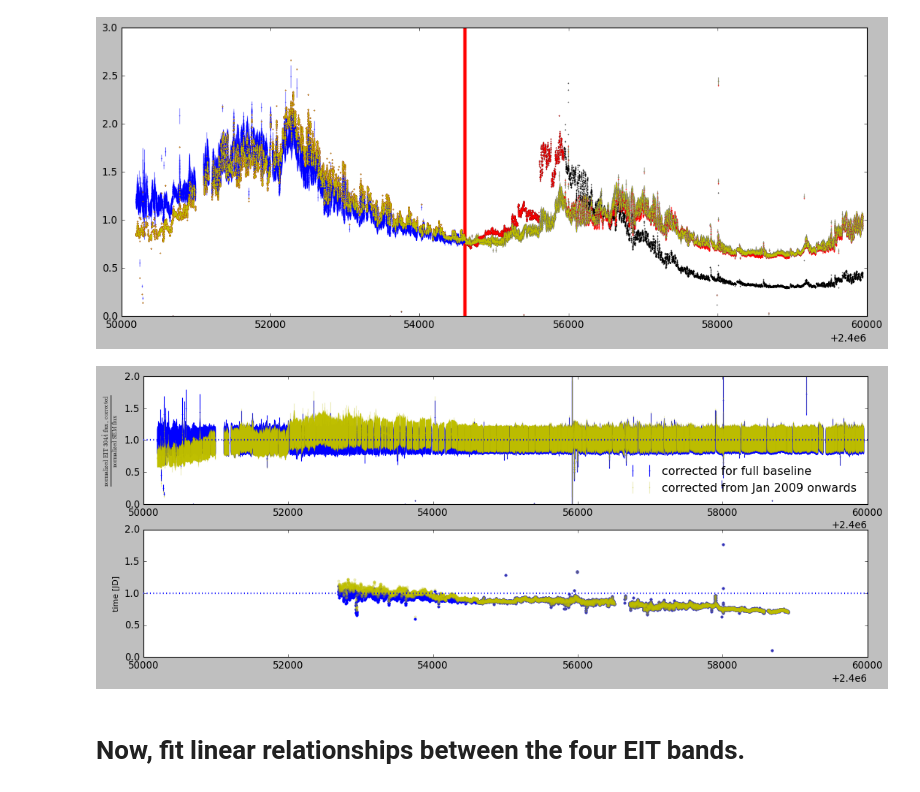
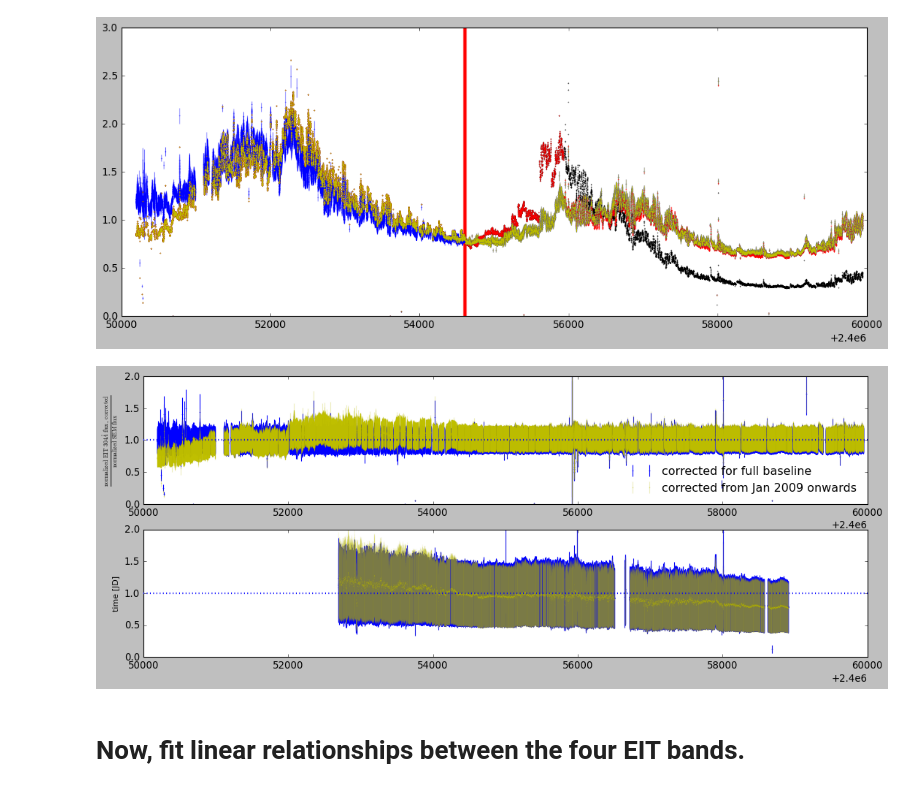
Before and after one commit to esandford/archivalSOHO, a Jupyter notebook: data/correctEITsystematics.ipynb, the cells around one changed output. Cells and saved outputs as stored; diff of their text form; code cells hidden in the pictures.

Commit message:
propagated SORCE uncertainties through to EIT 304 ratio plot in correctEITsystematics.ipynb

```diff
--- a/data/correctEITsystematics.ipynb
+++ b/data/correctEITsystematics.ipynb
@@ -246,7 +246,7 @@ uSEM = np.array(SEM['firstOrderFluxUnc[counts/s]'])
 
 tSORCE = np.array(SORCE['date[JD]'])
 fSORCE = np.array(SORCE['transmitted_flux_sumEITBands[arb.units]'])
-# haven't propagated the uncertainties here yet, but can later if useful
+uSORCE = np.array(SORCE['transmitted_flux_sumEITBands_unc[arb.units]'])
 
 tVIRGO = np.array(VIRGO['t_obs[JD]'])
 fVIRGO = np.array(VIRGO['flux[W/m^2]'])
@@ -586,38 +586,40 @@ plt.show()
 # %%
 # Plot ratio of corrected 304 to SEM and VIRGO.
 
 fig, axes = plt.subplots(2,1,figsize=(16,6))
 
 ratio_corrected_all, unc_ratio_corrected_all = normalizedFluxRatio(f1=f304_corrected_all, f2=fSEM_interp_304, u1=u304_corrected_all, u2=uSEM_interp_304)
 ratio_corrected_2009onwards, unc_ratio_corrected_2009onwards = normalizedFluxRatio(f1=f304_corrected_2009onwards, f2=fSEM_interp_304, u1=u304_corrected_2009onwards, u2=uSEM_interp_304)
 
 axes[0].errorbar(t304, ratio_corrected_all, unc_ratio_corrected_all, color='b',marker='.',markersize=2,linestyle='None',elinewidth=1,capsize=0,zorder=1,label='corrected for full baseline')
 axes[0].errorbar(t304, ratio_corrected_2009onwards, unc_ratio_corrected_2009onwards, color='y',marker='.',markersize=2,linestyle='None',elinewidth=1,capsize=0,zorder=2,alpha=0.25,label='corrected from Jan 2009 onwards')
 axes[0].set_ylim(0.,3)
 
 f304_corrected_all_interp_SORCE = np.interp(tSORCE, t304, f304_corrected_all)
+u304_corrected_all_interp_SORCE = np.interp(tSORCE, t304, u304_corrected_all)
 f304_corrected_2009onwards_interp_SORCE = np.interp(tSORCE, t304, f304_corrected_2009onwards)
+u304_corrected_2009onwards_interp_SORCE = np.interp(tSORCE, t304, u304_corrected_2009onwards)
 
 med_sorce = np.median(fSORCE[~np.isnan(fSORCE)])
 
-sorce_ratio_corrected_all = (f304_corrected_all_interp_SORCE/norm)/(fSORCE/med_sorce)
-sorce_ratio_corrected_2009onwards = (f304_corrected_2009onwards_interp_SORCE/norm)/(fSORCE/med_sorce)
+sorce_ratio_corrected_all, unc_sorce_ratio_corrected_all = normalizedFluxRatio(f2=fSORCE, f1=f304_corrected_all_interp_SORCE, u2=uSORCE, u1=u304_corrected_all_interp_SORCE)
+sorce_ratio_corrected_2009onwards, unc_sorce_ratio_corrected_2009onwards = normalizedFluxRatio(f2=fSORCE, f1=f304_corrected_2009onwards_interp_SORCE, u2=uSORCE, u1=u304_corrected_2009onwards_interp_SORCE)
 
-axes[1].plot(tSORCE, sorce_ratio_corrected_all, 'b.',zorder=1)
-axes[1].plot(tSORCE, sorce_ratio_corrected_2009onwards, 'y.',alpha=0.25,zorder=2)
+axes[1].errorbar(tSORCE, sorce_ratio_corrected_all, unc_sorce_ratio_corrected_all, color='b',marker='.',markersize=2,linestyle='None',elinewidth=1,capsize=0,zorder=1,)
+axes[1].errorbar(tSORCE, sorce_ratio_corrected_2009onwards, unc_sorce_ratio_corrected_2009onwards, color='y',marker='.',markersize=2,linestyle='None',elinewidth=1,capsize=0,zorder=2,alpha=0.1)
 
 for ax in axes:
     ax.set_ylim(0.,2.,)
     ax.axhline(1, linestyle=":",lw=2,zorder=3)
     ax.set_xlim(2450000,2460000)
 
 axes[0].set_ylabel(r"$\frac{\mathrm{normalized\ EIT}\ 304\AA\ \mathrm{flux,\ corrected}}{\mathrm{normalized\ SEM\ flux}}$",fontsize=10)
 axes[1].set_ylabel(r"$\frac{\mathrm{normalized\ EIT}\ 304\AA\ \mathrm{flux,\ corrected}}{\mathrm{normalized\ SORCE\ flux}}$",fontsize=10)
 axes[1].set_ylabel("time [JD]")
 axes[0].legend(loc='lower right',frameon=False)
 plt.show()
 # %% [output]
-[figure, old version]
+[figure, new version]
 # %% [markdown]
 # Now, fit linear relationships between the four EIT bands.
 # %%
```
Also changed, not shown: parts of 9 cells of this notebook, 2 other files.
